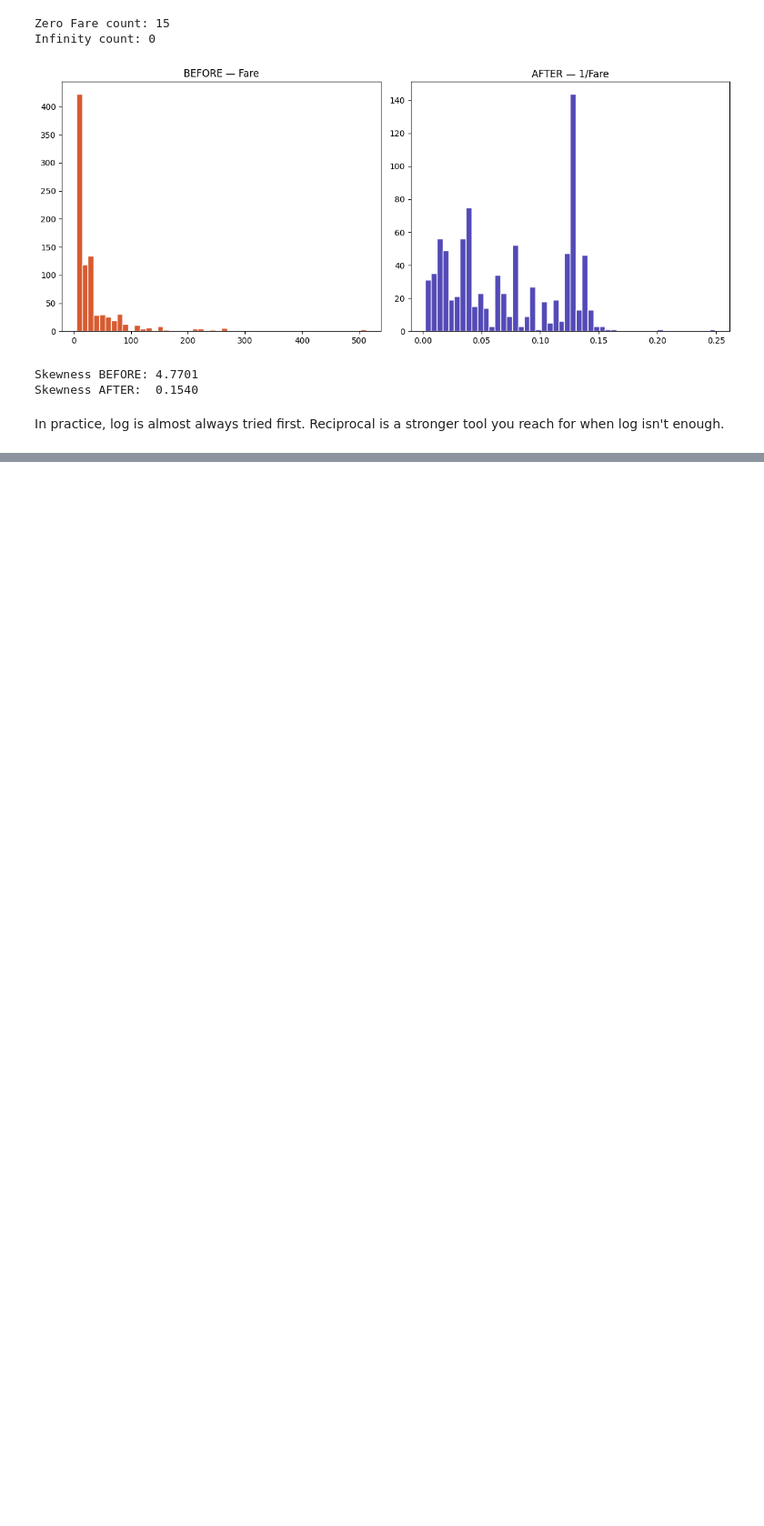
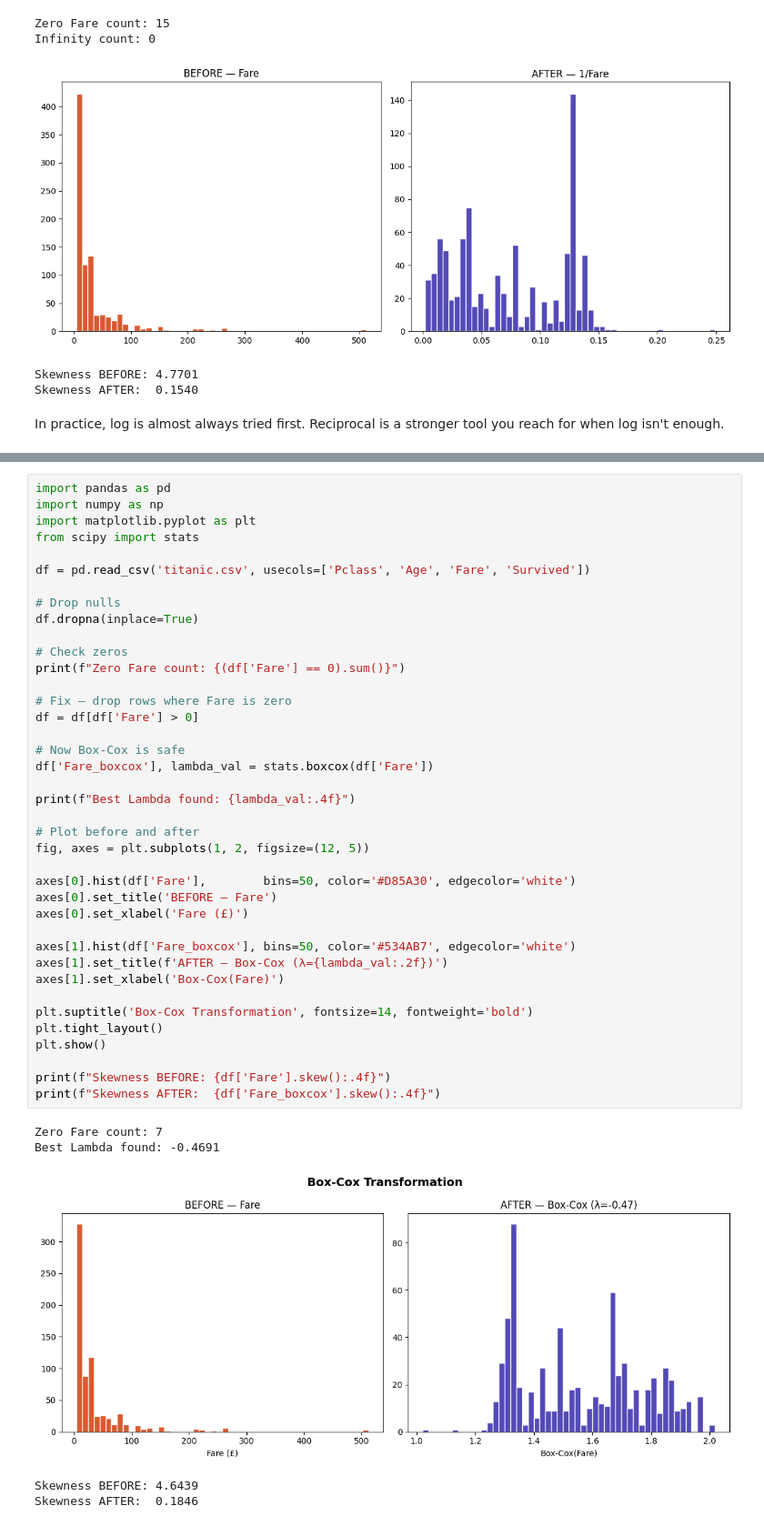
Before and after one commit to KrishnaSA05/Machine-Learning, a Jupyter notebook: Stats and Probablity/all_types_feature_transformation.ipynb, the cells around one changed output, grey strips where cells are left out. Shown at 91% size. Drawn from its saved outputs; the diff is of its cells as text; blank space fills up the shorter version.

```diff
--- a/Stats and Probablity/all_types_feature_transformation.ipynb
+++ b/Stats and Probablity/all_types_feature_transformation.ipynb
@@ -460,0 +594,45 @@ Square root transformation is the gentlest way to fix right skewness. Instead of
+# %%
+import pandas as pd
+import numpy as np
+import matplotlib.pyplot as plt
+from scipy import stats
+
+df = pd.read_csv('titanic.csv', usecols=['Pclass', 'Age', 'Fare', 'Survived'])
+
+# Drop nulls
+df.dropna(inplace=True)
+
+# Check zeros
+print(f"Zero Fare count: {(df['Fare'] == 0).sum()}")
+
+# Fix — drop rows where Fare is zero
+df = df[df['Fare'] > 0]
+
+# Now Box-Cox is safe
+df['Fare_boxcox'], lambda_val = stats.boxcox(df['Fare'])
+
+print(f"Best Lambda found: {lambda_val:.4f}")
+
+# Plot before and after
+fig, axes = plt.subplots(1, 2, figsize=(12, 5))
+
+axes[0].hist(df['Fare'],        bins=50, color='#D85A30', edgecolor='white')
+axes[0].set_title('BEFORE — Fare')
+axes[0].set_xlabel('Fare (£)')
+
+axes[1].hist(df['Fare_boxcox'], bins=50, color='#534AB7', edgecolor='white')
+axes[1].set_title(f'AFTER — Box-Cox (λ={lambda_val:.2f})')
+axes[1].set_xlabel('Box-Cox(Fare)')
+
+plt.suptitle('Box-Cox Transformation', fontsize=14, fontweight='bold')
+plt.tight_layout()
+plt.show()
+
+print(f"Skewness BEFORE: {df['Fare'].skew():.4f}")
+print(f"Skewness AFTER:  {df['Fare_boxcox'].skew():.4f}")
+# %% [output]
+Zero Fare count: 7
+Best Lambda found: -0.4691
+[figure, added]
+Skewness BEFORE: 4.6439
+Skewness AFTER:  0.1846
```
Also changed, not shown: parts of 7 cells of this notebook.
